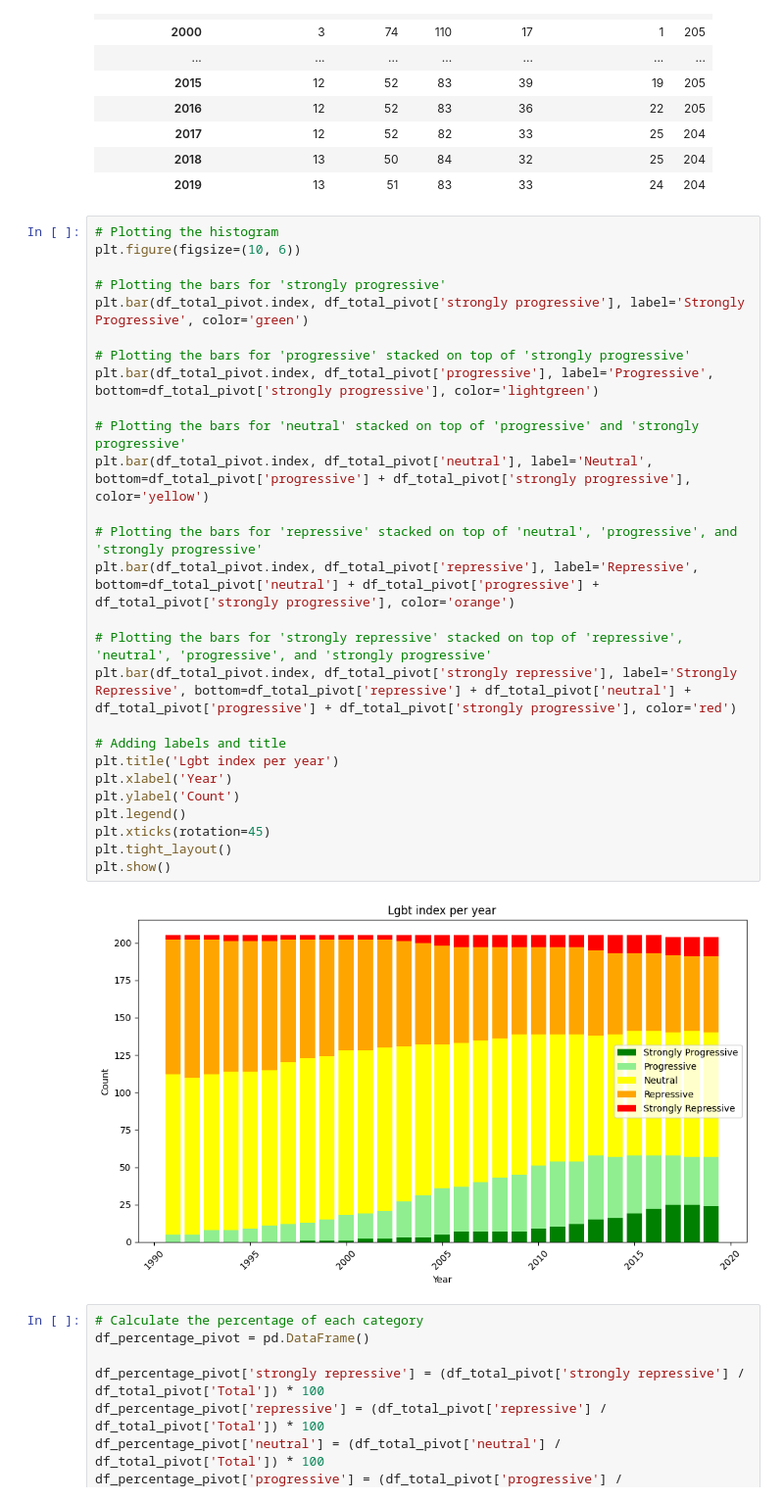
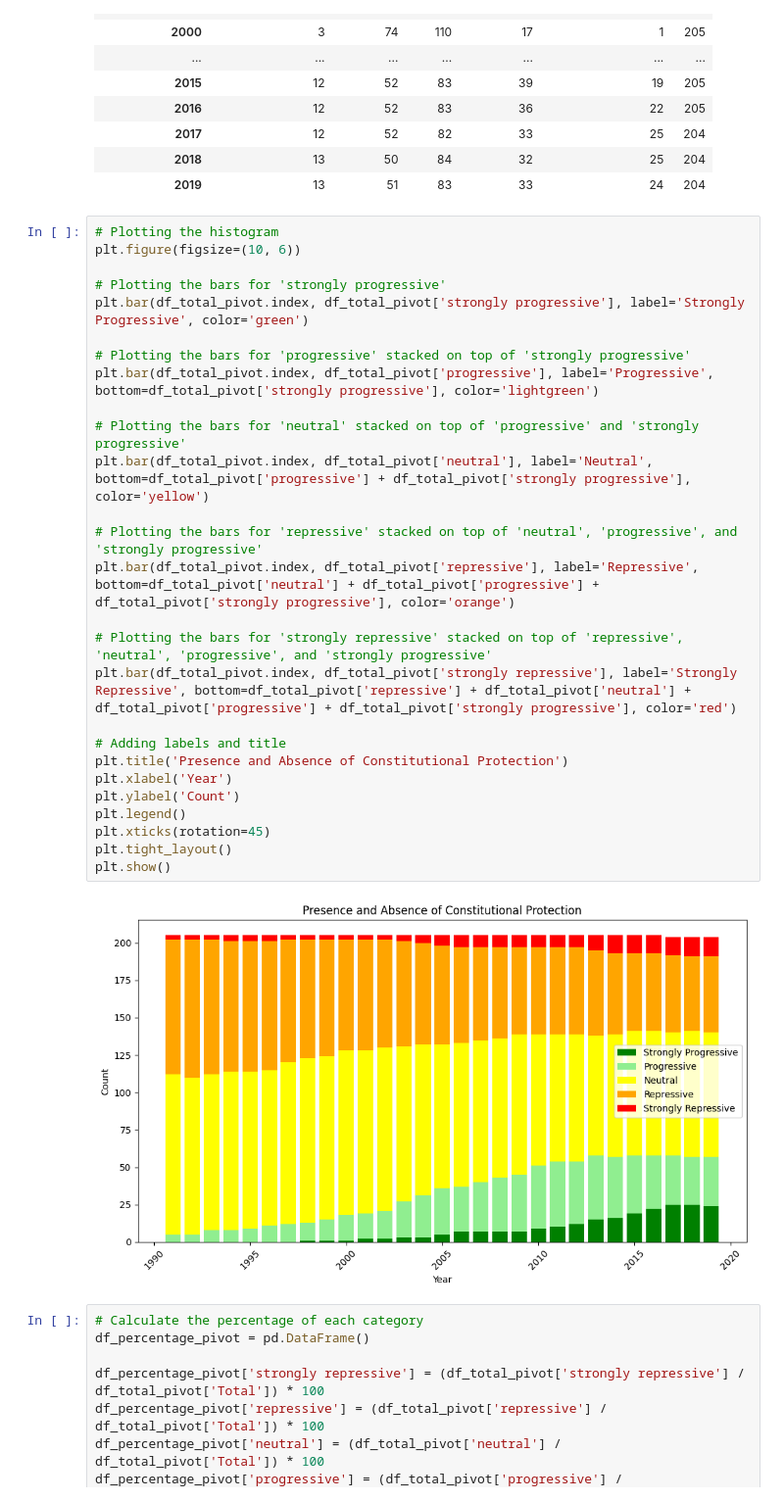
Before and after one commit to ChiaraParravicini/ADA_ItsJustAPhase, a Jupyter notebook: ItsJustAPhase.ipynb, the cells around one changed output. Shown at 98% size. Drawn from its saved outputs; the diff is of its cells as text.

```diff
--- a/ItsJustAPhase.ipynb
+++ b/ItsJustAPhase.ipynb
@@ -1692,32 +1757,32 @@ df_total_pivot
 # %%
 # Plotting the histogram
 plt.figure(figsize=(10, 6))
 
 # Plotting the bars for 'strongly progressive'
 plt.bar(df_total_pivot.index, df_total_pivot['strongly progressive'], label='Strongly Progressive', color='green')
 
 # Plotting the bars for 'progressive' stacked on top of 'strongly progressive'
 plt.bar(df_total_pivot.index, df_total_pivot['progressive'], label='Progressive', bottom=df_total_pivot['strongly progressive'], color='lightgreen')
 
 # Plotting the bars for 'neutral' stacked on top of 'progressive' and 'strongly progressive'
 plt.bar(df_total_pivot.index, df_total_pivot['neutral'], label='Neutral', bottom=df_total_pivot['progressive'] + df_total_pivot['strongly progressive'], color='yellow')
 
 # Plotting the bars for 'repressive' stacked on top of 'neutral', 'progressive', and 'strongly progressive'
 plt.bar(df_total_pivot.index, df_total_pivot['repressive'], label='Repressive', bottom=df_total_pivot['neutral'] + df_total_pivot['progressive'] + df_total_pivot['strongly progressive'], color='orange')
 
 # Plotting the bars for 'strongly repressive' stacked on top of 'repressive', 'neutral', 'progressive', and 'strongly progressive'
 plt.bar(df_total_pivot.index, df_total_pivot['strongly repressive'], label='Strongly Repressive', bottom=df_total_pivot['repressive'] + df_total_pivot['neutral'] + df_total_pivot['progressive'] + df_total_pivot['strongly progressive'], color='red')
 
 # Adding labels and title
-plt.title('Lgbt index per year')
+plt.title('Presence and Absence of Constitutional Protection')
 plt.xlabel('Year')
 plt.ylabel('Count')
 plt.legend()
 plt.xticks(rotation=45)
 plt.tight_layout()
 plt.show()
 # %% [output]
-[figure, old version]
+[figure, new version]
 # %%
 # Calculate the percentage of each category
 df_percentage_pivot = pd.DataFrame()
```
Also changed, not shown: parts of 55 cells of this notebook.
